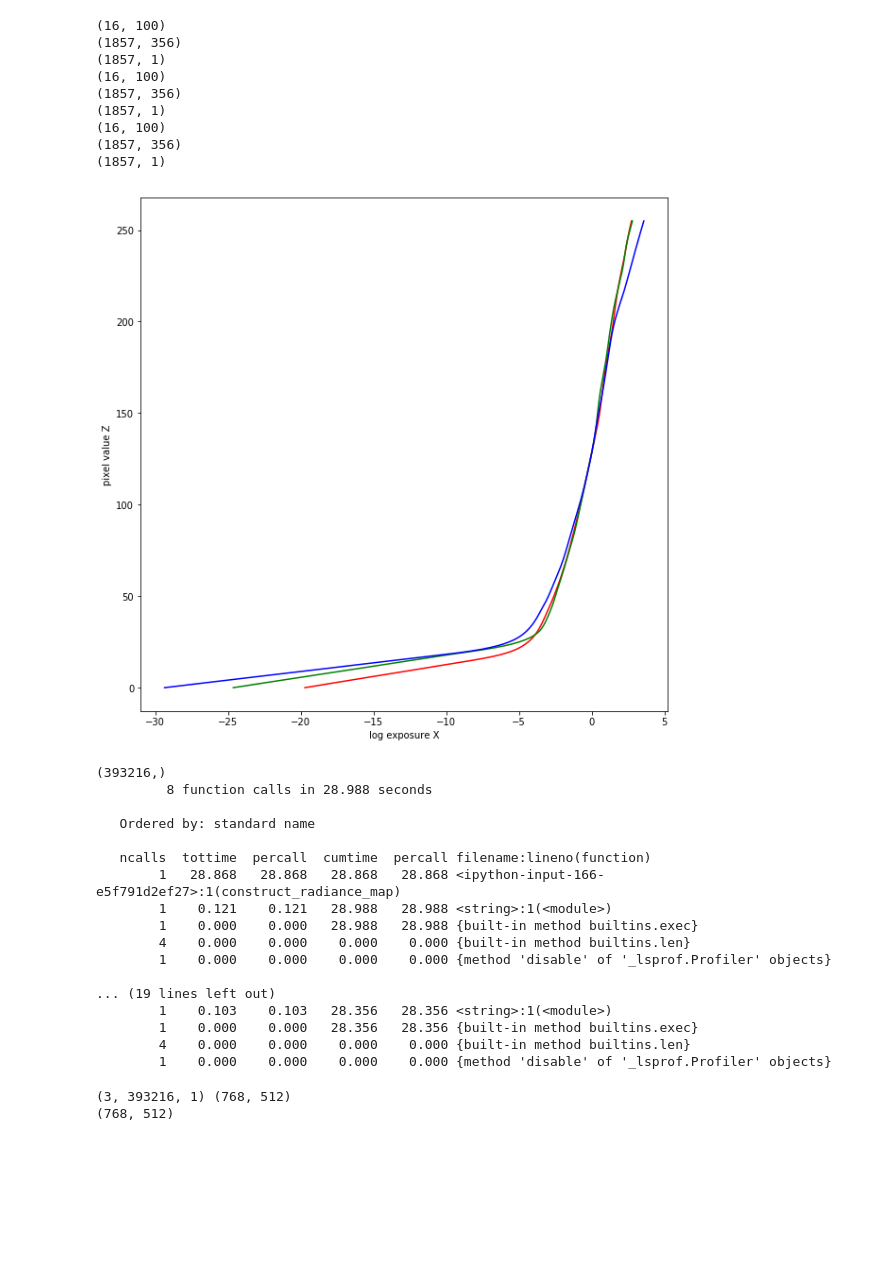
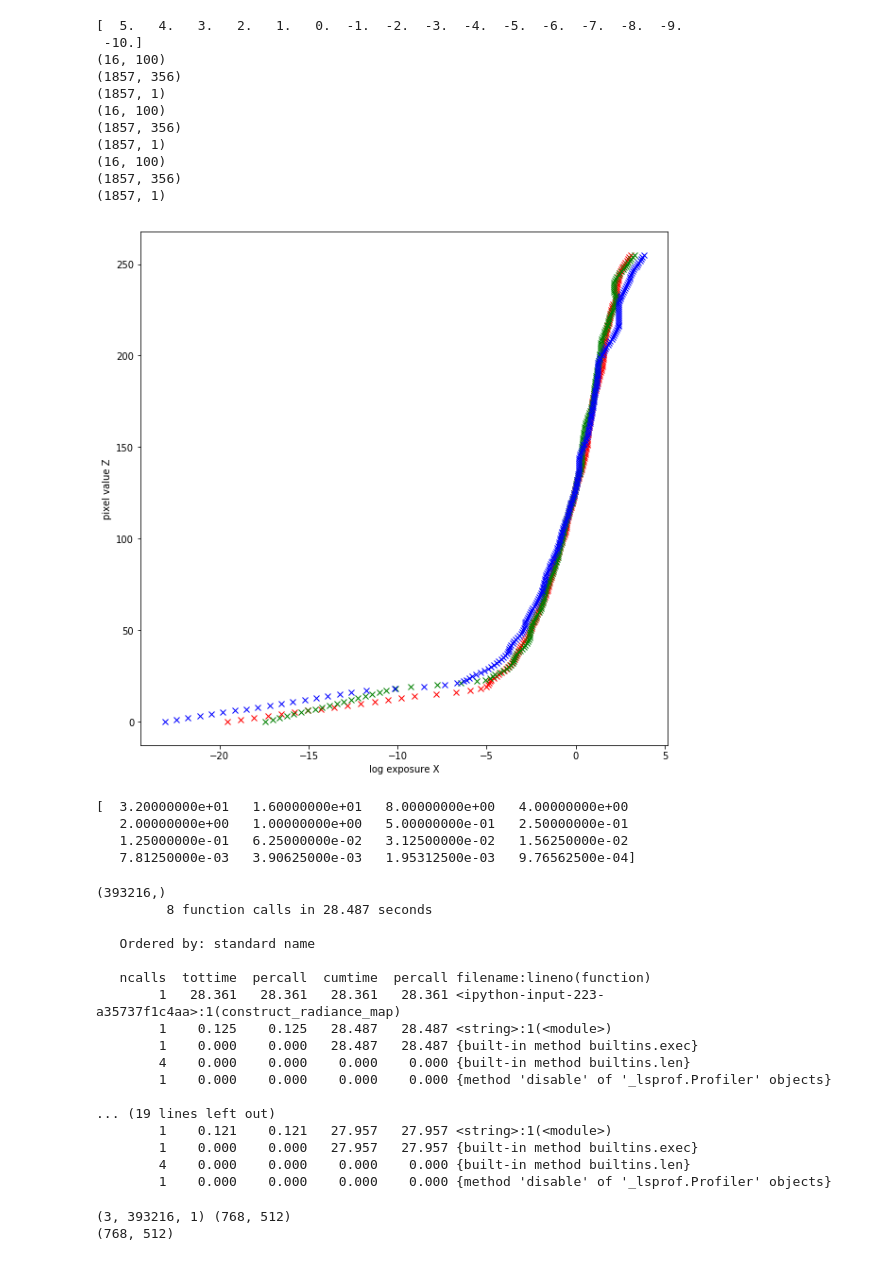
Before and after one commit to SSARCandy/HDR-imaging, a Jupyter notebook: HDR-playground.ipynb, the cells around one changed output. Drawn from its saved outputs; the diff is of its cells as text; code cells hidden in the pictures; blank space fills up the shorter version.

Commit message:
fix radiance map bug

```diff
--- a/HDR-playground.ipynb
+++ b/HDR-playground.ipynb
@@ -30,7 +30,7 @@ def load_exposures(source_dir, channel=0):
 # %%
 def hdr_debvec(img_list, exposure_times):
     B = [math.log(e,2) for e in exposure_times]
-    l = 50
+    l = 10
     w = [z if z <= 0.5*255 else 255-z for z in range(256)]
 
     small_img = [cv2.resize(img, (10, 10)) for img in img_list]
@@ -95,9 +95,13 @@ def construct_radiance_map(g, Z, ln_t, w):
     return ln_E
 # %%
 # Loading exposure images into a list
-img_list_b, exposure_times = load_exposures('test', 0)
-img_list_g, exposure_times = load_exposures('test', 1)
-img_list_r, exposure_times = load_exposures('test', 2)
+dirname = 'test'#'taipei'
+img_list_b, exposure_times = load_exposures(dirname, 0)
+img_list_g, exposure_times = load_exposures(dirname, 1)
+img_list_r, exposure_times = load_exposures(dirname, 2)
+
+ln_shutter_speed = np.log2(exposure_times)
+print(ln_shutter_speed)
 
 gb, _ = hdr_debvec(img_list_b, exposure_times)
 gg, _ = hdr_debvec(img_list_g, exposure_times)
@@ -105,6 +109,8 @@ gr, _ = hdr_debvec(img_list_r, exposure_times)
 
 #print(x)
 # %% [output]
+[  5.   4.   3.   2.   1.   0.  -1.  -2.  -3.  -4.  -5.  -6.  -7.  -8.  -9.
+ -10.]
 (16, 100)
 (1857, 356)
 (1857, 1)
@@ -116,14 +122,21 @@ gr, _ = hdr_debvec(img_list_r, exposure_times)
 (1857, 1)
 # %%
 plt.figure(figsize=(10,10))
-plt.plot(gr,range(256), 'r')
-plt.plot(gg,range(256), 'g')
-plt.plot(gb,range(256), 'b')
+plt.plot(gr,range(256), 'rx')
+plt.plot(gg,range(256), 'gx')
+plt.plot(gb,range(256), 'bx')
 plt.ylabel('pixel value Z')
 plt.xlabel('log exposure X')
 plt.show()
 # %% [output]
-[figure, old version]
+[figure, new version]
+# %%
+print(exposure_times)
+# %% [output]
+[  3.20000000e+01   1.60000000e+01   8.00000000e+00   4.00000000e+00
+   2.00000000e+00   1.00000000e+00   5.00000000e-01   2.50000000e-01
+   1.25000000e-01   6.25000000e-02   3.12500000e-02   1.56250000e-02
+   7.81250000e-03   3.90625000e-03   1.95312500e-03   9.76562500e-04]
 # %%
 w = [z if z <= 0.5*255 else 255-z for z in range(256)]
 Zb = [img.flatten().tolist() for img in img_list_b]
@@ -131,25 +144,25 @@ Zg = [img.flatten().tolist() for img in img_list_g]
 Zr = [img.flatten().tolist() for img in img_list_r]
 
 print(np.shape(Zb[0]))
-cProfile.run('Eb = construct_radiance_map(gb, Zb, exposure_times, w)')
-cProfile.run('Eg = construct_radiance_map(gg, Zg, exposure_times, w)')
-cProfile.run('Er = construct_radiance_map(gr, Zr, exposure_times, w)')
+cProfile.run('Eb = construct_radiance_map(gb, Zb, ln_shutter_speed, w)')
+cProfile.run('Eg = construct_radiance_map(gg, Zg, ln_shutter_speed, w)')
+cProfile.run('Er = construct_radiance_map(gr, Zr, ln_shutter_speed, w)')
 # %% [output]
 (393216,)
-         8 function calls in 28.988 seconds
+         8 function calls in 28.487 seconds
 
    Ordered by: standard name
 
    ncalls  tottime  percall  cumtime  percall filename:lineno(function)
-        1   28.868   28.868   28.868   28.868 <ipython-input-166-e5f791d2ef27>:1(construct_radiance_map)
-        1    0.121    0.121   28.988   28.988 <string>:1(<module>)
-        1    0.000    0.000   28.988   28.988 {built-in method builtins.exec}
+        1   28.361   28.361   28.361   28.361 <ipython-input-223-a35737f1c4aa>:1(construct_radiance_map)
+        1    0.125    0.125   28.487   28.487 <string>:1(<module>)
+        1    0.000    0.000   28.487   28.487 {built-in method builtins.exec}
         4    0.000    0.000    0.000    0.000 {built-in method builtins.len}
         1    0.000    0.000    0.000    0.000 {method 'disable' of '_lsprof.Profiler' objects}
 
 ... (19 lines left out)
-        1    0.103    0.103   28.356   28.356 <string>:1(<module>)
-        1    0.000    0.000   28.356   28.356 {built-in method builtins.exec}
+        1    0.121    0.121   27.957   27.957 <string>:1(<module>)
+        1    0.000    0.000   27.957   27.957 {built-in method builtins.exec}
         4    0.000    0.000    0.000    0.000 {built-in method builtins.len}
         1    0.000    0.000    0.000    0.000 {method 'disable' of '_lsprof.Profiler' objects}
 # %%
```
Also changed, not shown: parts of 5 cells of this notebook, 1 other file.
